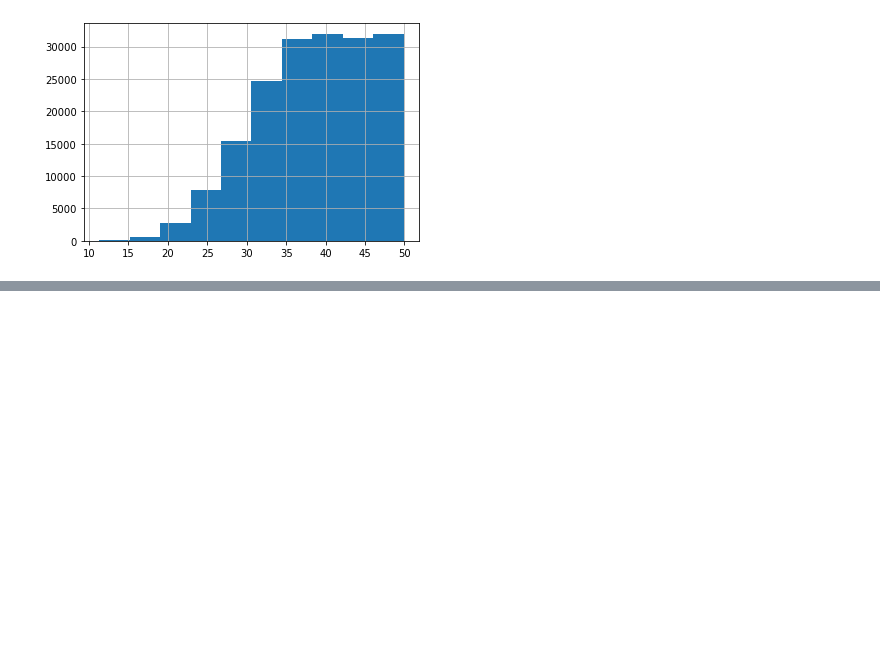
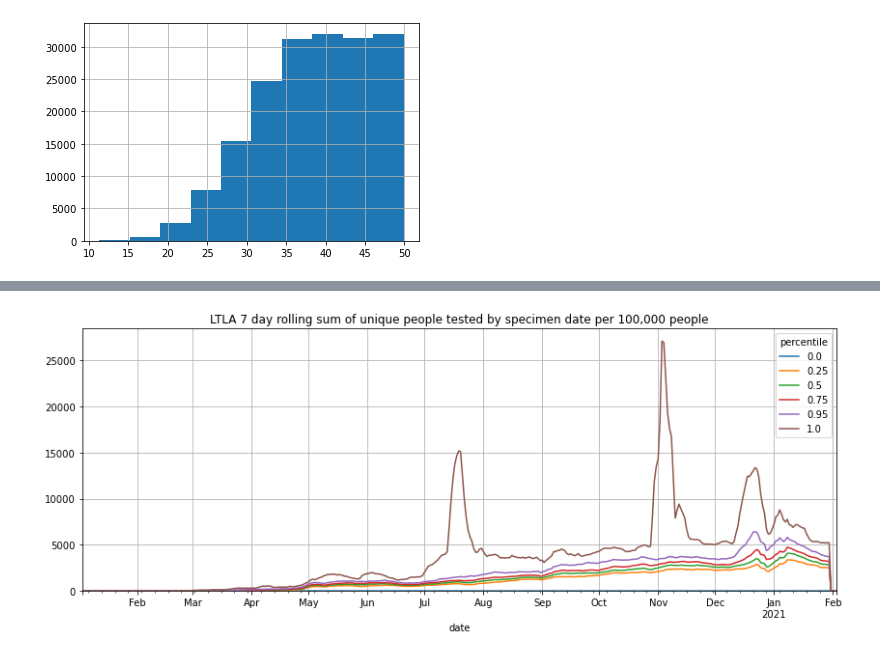
Before and after one commit to cjw296/coronavirus, a Jupyter notebook: area_percentiles.ipynb, the cells around one changed output, grey strips where cells are left out. Cells and saved outputs as stored; diff of their text form; code cells hidden in the pictures; blank space fills up the shorter version.

```diff
--- a/area_percentiles.ipynb
+++ b/area_percentiles.ipynb
@@ -43,0 +52,4 @@ newCasesBySpecimenDateRollingRate[(newCasesBySpecimenDateRollingRate>0) & (newCa
+# %%
+plot_quantiles(Map(s.unique_people_tested_sum).for_area_type(ltla))
+# %% [output]
+[figure, added]
```
Also changed, not shown: parts of 5 cells of this notebook, 1 other file.
